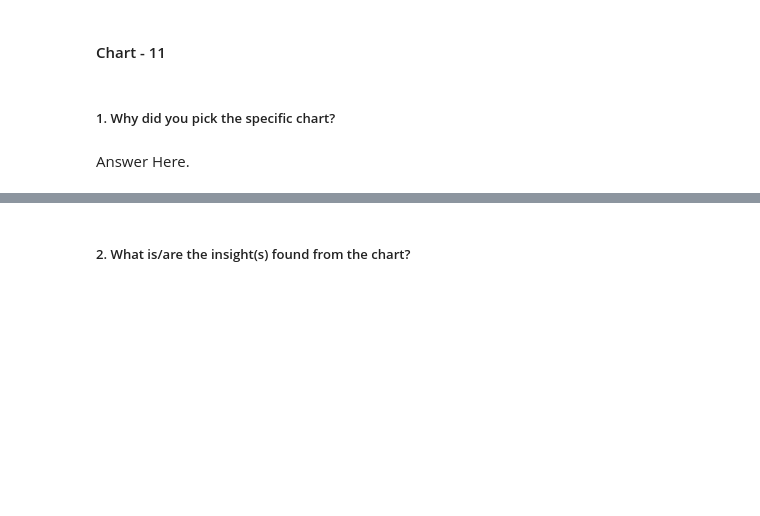
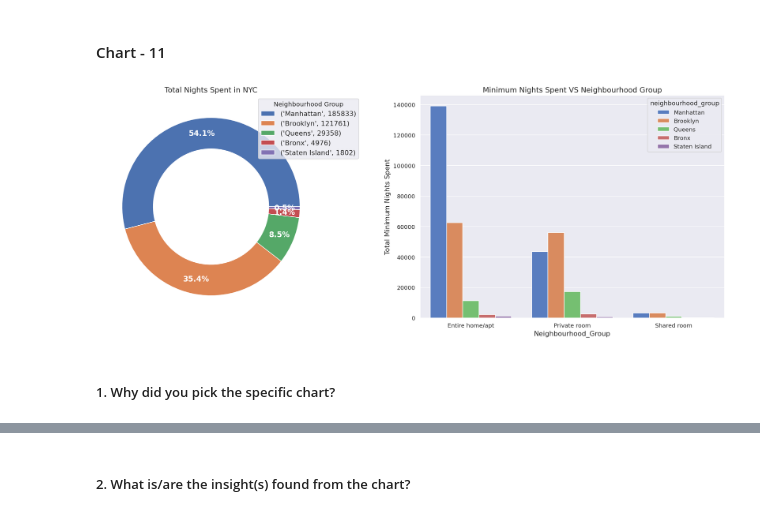
Before and after one commit to abhijain1216/Airbnb-Bookings-Analysis-EDA, a Jupyter notebook: Airbnb_Bookings_Analysis_EDA.ipynb, the cells around one changed output, grey strips where cells are left out. Drawn from its saved outputs; the diff is of its cells as text; code cells hidden in the pictures; blank space fills up the shorter version.

```diff
--- a/Airbnb_Bookings_Analysis_EDA.ipynb
+++ b/Airbnb_Bookings_Analysis_EDA.ipynb
@@ -838,4 +837,30 @@ Insights that are gained from the above chart clearly show that Entire Homes and
+# %%
+# Chart - 11 visualization code
+
+# Dataframe for Total Night Spent
+total_nights = airbnb.groupby('neighbourhood_group',as_index = False)['minimum_nights'].sum().sort_values(['minimum_nights'],ascending = False).reset_index(drop = True).rename(columns = {'minimum_nights':'total_nights_spent'})
+
+# Dataframe for Minimum night spent for different room types across NYC
+minnights_df = airbnb.groupby(['neighbourhood_group','room_type'],as_index = False)['minimum_nights'].sum().sort_values('minimum_nights',ascending = False).reset_index(drop = True).rename(columns = {'minimum_nights':'total_minimum_nights'})
+# %%
+# Visualization
+
+# Total Night spent at Neighbourhood group
+fig,ax = plt.subplots(1,2,figsize  =(18,7),dpi = 120)
+plot_labels = tuple(zip(total_nights['neighbourhood_group'],total_nights['total_nights_spent']))
+wedges, texts,autotexts = ax[0].pie(total_nights['total_nights_spent'],textprops = {'size': 'large','color':"w"},wedgeprops={'width':0.35},startangle=0,autopct='%1.1f%%', pctdistance=0.83)
+ax[0].legend(title='Neighbourhood Group', fontsize='13',labels = plot_labels,loc='upper right', bbox_to_anchor=(1.18, 1))
+ax[0].set_title('Total Nights Spent in NYC',fontsize=14)
+plt.setp(autotexts, color='white',fontweight='bold')
+
+# Minimum night spent for different room types across NYC
+sns.barplot(data = minnights_df,hue = 'neighbourhood_group', y = 'total_minimum_nights',x = 'room_type',ax = ax[1],palette = 'muted')
+ax[1].set_title('Minimum Nights Spent VS Neighbourhood Group',fontsize=14)
+ax[1].set_xlabel('Neighbourhood_Group',fontsize=13)
+ax[1].set_ylabel('Total Minimum Nights Spent',fontsize=13)
+plt.tight_layout(w_pad = 1)
+plt.show()
+# %% [output]
+[figure, added]
 # %% [markdown]
 ##### 1. Why did you pick the specific chart?
-# %% [markdown]
-Answer Here.
```
Also changed, not shown: parts of 31 cells of this notebook.
